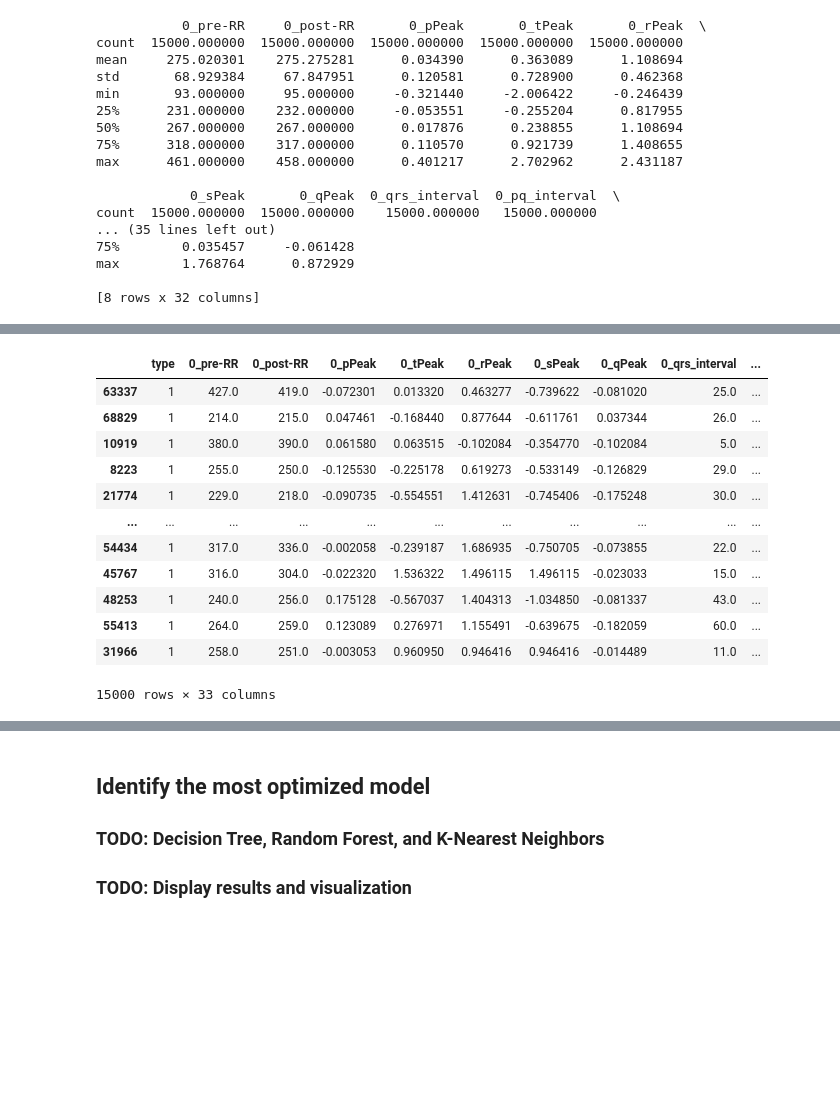
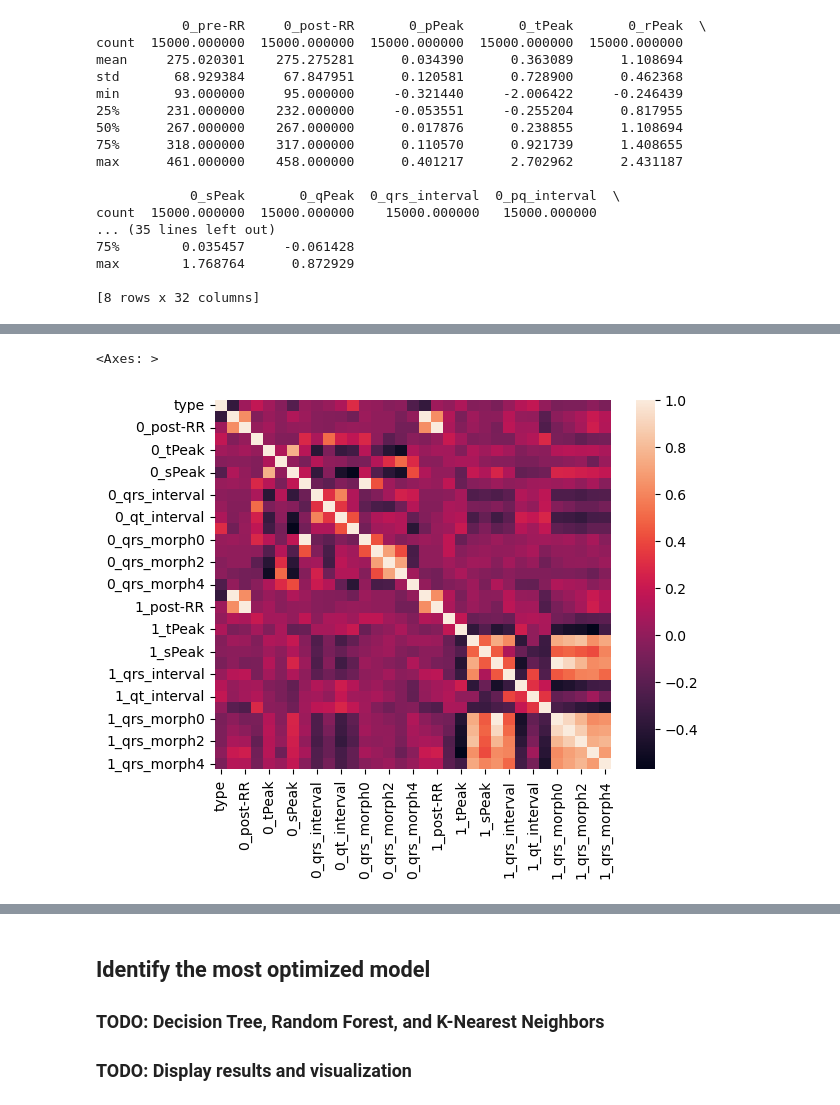
Before and after one commit to nickv779/arrhythmia_model, a Jupyter notebook: Arrhythmia Notebook.ipynb, the cells around one changed output, grey strips where cells are left out. Cells and saved outputs as stored; diff of their text form; code cells hidden in the pictures; blank space fills up the shorter version.

```diff
--- a/Arrhythmia Notebook.ipynb
+++ b/Arrhythmia Notebook.ipynb
@@ -221,20 +186,15 @@ correlation
 # %%
+# Before we encode the data, we remove the target (in type) that is Q (unknown) because it is not beneficial to include these in our dataset
+sampleOfData = sampleOfData[sampleOfData.type != "Q"]
+
+# With encoder, F = 0, N = 1, SVEB = 2, VEB = 3,
 le = LabelEncoder()
 sampleOfData['type'] = le.fit_transform(sampleOfData['type'])
-# %%
-sampleOfData
-# %% [output]
-|  | type | 0_pre-RR | 0_post-RR | 0_pPeak | 0_tPeak | 0_rPeak | 0_sPeak | 0_qPeak | 0_qrs_interval | ... |
-| 63337 | 1 | 427.0 | 419.0 | -0.072301 | 0.013320 | 0.463277 | -0.739622 | -0.081020 | 25.0 | ... |
-| 68829 | 1 | 214.0 | 215.0 | 0.047461 | -0.168440 | 0.877644 | -0.611761 | 0.037344 | 26.0 | ... |
-| 10919 | 1 | 380.0 | 390.0 | 0.061580 | 0.063515 | -0.102084 | -0.354770 | -0.102084 | 5.0 | ... |
-| 8223 | 1 | 255.0 | 250.0 | -0.125530 | -0.225178 | 0.619273 | -0.533149 | -0.126829 | 29.0 | ... |
-| 21774 | 1 | 229.0 | 218.0 | -0.090735 | -0.554551 | 1.412631 | -0.745406 | -0.175248 | 30.0 | ... |
-| ... | ... | ... | ... | ... | ... | ... | ... | ... | ... | ... |
-| 54434 | 1 | 317.0 | 336.0 | -0.002058 | -0.239187 | 1.686935 | -0.750705 | -0.073855 | 22.0 | ... |
-| 45767 | 1 | 316.0 | 304.0 | -0.022320 | 1.536322 | 1.496115 | 1.496115 | -0.023033 | 15.0 | ... |
-| 48253 | 1 | 240.0 | 256.0 | 0.175128 | -0.567037 | 1.404313 | -1.034850 | -0.081337 | 43.0 | ... |
-| 55413 | 1 | 264.0 | 259.0 | 0.123089 | 0.276971 | 1.155491 | -0.639675 | -0.182059 | 60.0 | ... |
-| 31966 | 1 | 258.0 | 251.0 | -0.003053 | 0.960950 | 0.946416 | 0.946416 | -0.014489 | 11.0 | ... |
-15000 rows × 33 columns
+# %%
+#check for correlations using heatmaps
+correlation = sampleOfData.corr()
+sns.heatmap(correlation)
+# %% [output]
+<Axes: >
+[figure, added]
 # %%
```
Also changed, not shown: parts of 11 cells of this notebook.
